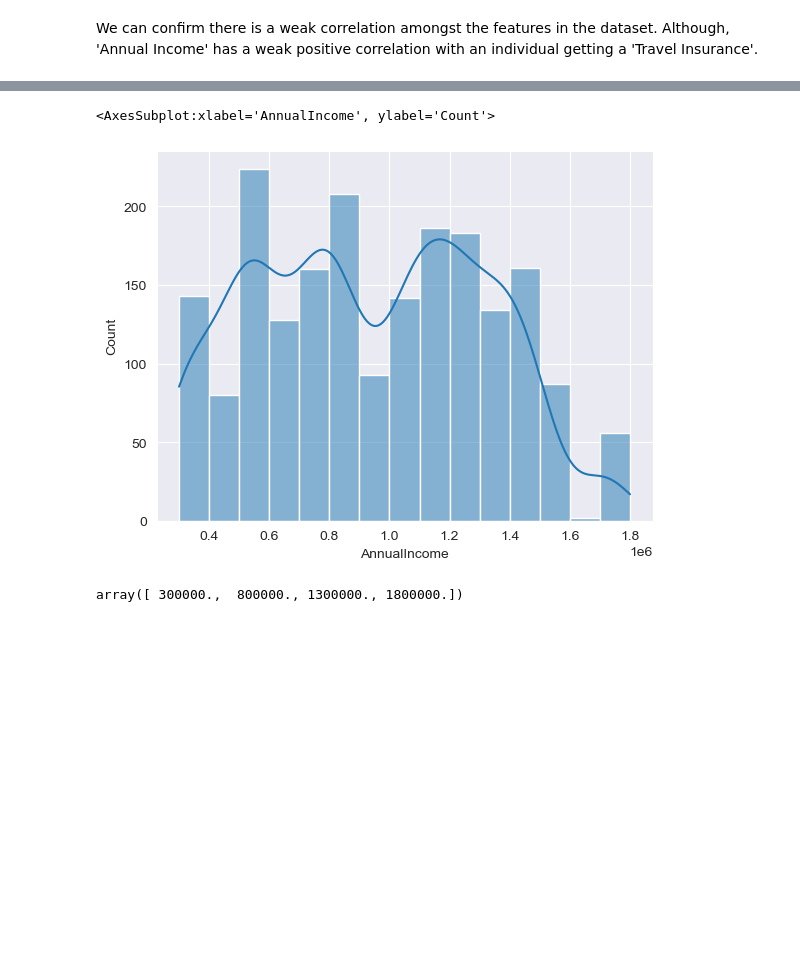
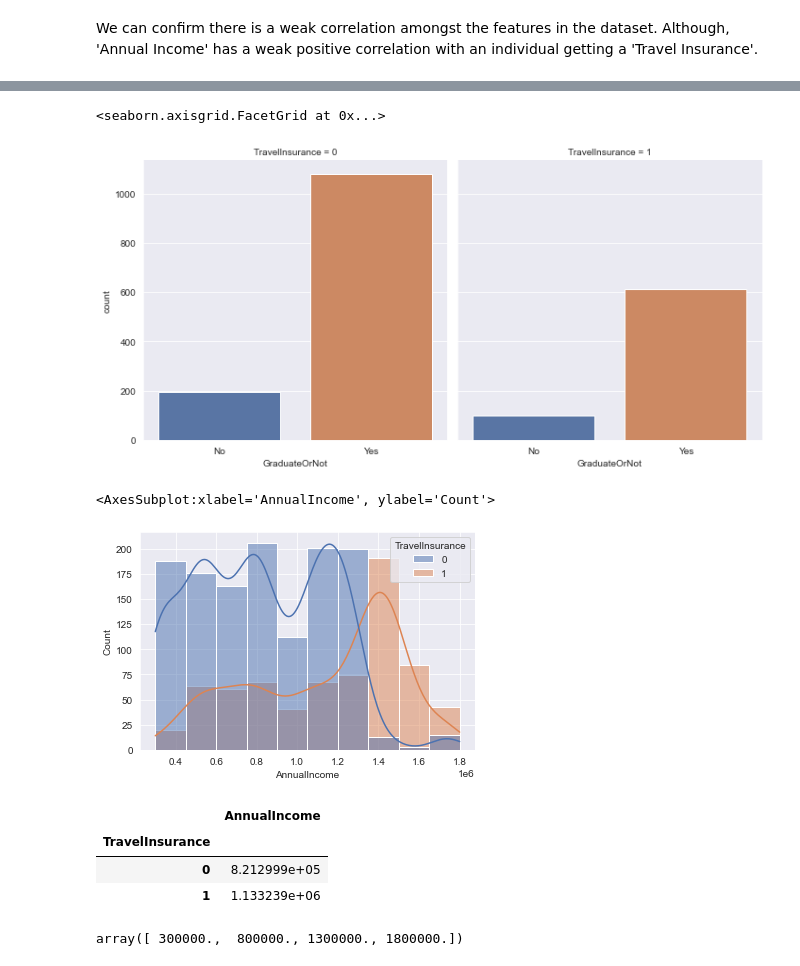
Before and after one commit to ade-mola/travel_insurance_analysis, a Jupyter notebook: notebooks/travel_insurance_analysis.ipynb, the cells around one changed output, grey strips where cells are left out. Saved outputs shown, nothing was run; the diff lists cells and outputs as text; code cells hidden in the pictures; blank space fills up the shorter version.

```diff
--- a/notebooks/travel_insurance_analysis.ipynb
+++ b/notebooks/travel_insurance_analysis.ipynb
@@ -5,6 +5,11 @@ import pandas as pd
 import numpy as np
 import matplotlib.pyplot as plt
 import seaborn as sns
+import statsmodels.api as sm
+from statsmodels.formula.api import ols
+
+sns.set_style('darkgrid')
+sns.set_palette('deep')
 
 %matplotlib inline
 # %%
@@ -63,6 +68,14 @@ The average annual income is 900,000
 raw_data.shape # get shape of the data
 # %% [output]
 (1987, 9)
+# %%
+raw_data['ChronicDiseases'].replace({0:'No', 1:'Yes'}, inplace=True)
+# %%
+raw_data['EmploymentType']=raw_data['Employment Type'].astype('category')
+raw_data['GraduateOrNot']=raw_data['GraduateOrNot'].astype('category')
+raw_data['FrequentFlyer']=raw_data['FrequentFlyer'].astype('category')
+raw_data['EverTravelledAbroad']=raw_data['EverTravelledAbroad'].astype('category')
+raw_data['ChronicDiseases']=raw_data['ChronicDiseases'].astype('category')
 # %%
 sns.pairplot(raw_data, diag_kind='kde')
 # %% [output]
@@ -82,8 +148,20 @@ We can confirm there is a weak correlation amongst the features in the dataset.
+# %%
+sns.catplot(x = 'GraduateOrNot', data = raw_data, kind='count', col='TravelInsurance')
+# %% [output]
+<seaborn.axisgrid.FacetGrid at 0x...>
+[figure, added]
 # %%
-sns.histplot(data=raw_data, x='AnnualIncome', kde=True)
+sns.histplot(data=raw_data, x='AnnualIncome', kde=True, hue='TravelInsurance', bins=10)
 # %% [output]
 <AxesSubplot:xlabel='AnnualIncome', ylabel='Count'>
-[figure, old version]
+[figure, new version]
+# %%
+raw_data.groupby('TravelInsurance')[['AnnualIncome']].agg('mean')
+# %% [output]
+|  | AnnualIncome |
+| TravelInsurance |  |
+| 0 | 8.212999e+05 |
+| 1 | 1.133239e+06 |
 # %%
 # we can create bins for the AnnualIncome column
 # grouping an individual's income into 'Band 1', 'Band 2', or 'Band 3'
```
Also changed, not shown: parts of 21 cells of this notebook.
